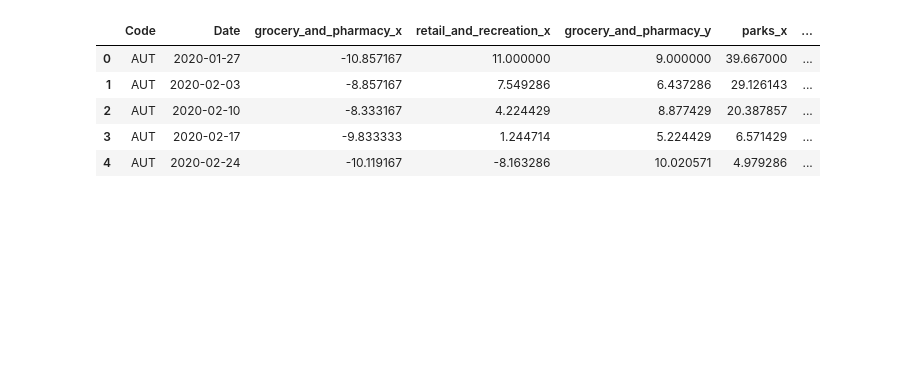
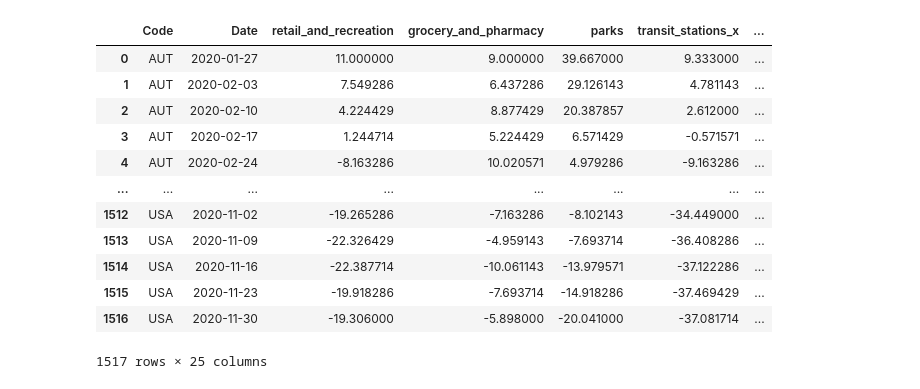
Before and after one commit to lucasbotellaroca/Data_Science_Challenge, a Jupyter notebook: data-cleaning.ipynb, the cells around one changed output. Drawn from its saved outputs; the diff is of its cells as text; code cells hidden in the pictures; blank space fills up the shorter version.

```diff
--- a/data-cleaning.ipynb
+++ b/data-cleaning.ipynb
@@ -158,9 +2,0 @@ df_merge_final = pd.merge(df_merge, df_mortality, on=["Code", "Date"])
-# %%
-df_merge_final.head()
-# %% [output]
-|  | Code | Date | grocery_and_pharmacy_x | retail_and_recreation_x | grocery_and_pharmacy_y | parks_x | ... |
-| 0 | AUT | 2020-01-27 | -10.857167 | 11.000000 | 9.000000 | 39.667000 | ... |
-| 1 | AUT | 2020-02-03 | -8.857167 | 7.549286 | 6.437286 | 29.126143 | ... |
-| 2 | AUT | 2020-02-10 | -8.333167 | 4.224429 | 8.877429 | 20.387857 | ... |
-| 3 | AUT | 2020-02-17 | -9.833333 | 1.244714 | 5.224429 | 6.571429 | ... |
-| 4 | AUT | 2020-02-24 | -10.119167 | -8.163286 | 10.020571 | 4.979286 | ... |
@@ -179,4 +3,41 @@ y=df_merge_final[['Excess mortality P-scores, ages 85+']]
-# %%
-pd.set_option('display.max_rows', 500)
-pd.set_option('display.max_columns', 500)
-pd.set_option('display.width', 1000)
+# %%
+import glob
+
+files = []
+
+#Loop through all policie restriction dataframes and merge, by 3 week intervals. Merge on keys: Code (country) and Date (3 week)
+for filepath in glob.iglob('data/policies/*.csv'):
+
+    files.append(filepath)
+
+for i in range(len(files)):
+
+    if(i==0):
+
+        df_policies = pd.read_csv(files[i])
+        df_policies['Date'] = pd.to_datetime(df_policies['Date']) - pd.to_timedelta(21, unit='d')
+        df_policies = df_policies.groupby(['Code', pd.Grouper(key='Date', freq='W-MON')]).mean().reset_index()
+
+    else:
+        df_aux = pd.read_csv(files[i])
+        df_aux['Date'] = pd.to_datetime(df_aux['Date']) - pd.to_timedelta(21, unit='d')
+        df_aux = df_aux.groupby(['Code', pd.Grouper(key='Date', freq='W-MON')]).mean().reset_index()
+
+
+        df_policies=pd.merge(df_policies, df_aux, on=["Code", "Date"])
+# %%
+df_policies
+# %% [output]
+|  | Code | Date | retail_and_recreation | grocery_and_pharmacy | parks | transit_stations_x | ... |
+| 0 | AUT | 2020-01-27 | 11.000000 | 9.000000 | 39.667000 | 9.333000 | ... |
+| 1 | AUT | 2020-02-03 | 7.549286 | 6.437286 | 29.126143 | 4.781143 | ... |
+| 2 | AUT | 2020-02-10 | 4.224429 | 8.877429 | 20.387857 | 2.612000 | ... |
+| 3 | AUT | 2020-02-17 | 1.244714 | 5.224429 | 6.571429 | -0.571571 | ... |
+| 4 | AUT | 2020-02-24 | -8.163286 | 10.020571 | 4.979286 | -9.163286 | ... |
+| ... | ... | ... | ... | ... | ... | ... | ... |
+| 1512 | USA | 2020-11-02 | -19.265286 | -7.163286 | -8.102143 | -34.449000 | ... |
+| 1513 | USA | 2020-11-09 | -22.326429 | -4.959143 | -7.693714 | -36.408286 | ... |
+| 1514 | USA | 2020-11-16 | -22.387714 | -10.061143 | -13.979571 | -37.122286 | ... |
+| 1515 | USA | 2020-11-23 | -19.918286 | -7.693714 | -14.918286 | -37.469429 | ... |
+| 1516 | USA | 2020-11-30 | -19.306000 | -5.898000 | -20.041000 | -37.081714 | ... |
+1517 rows × 25 columns
```
Also changed, not shown: parts of 48 cells of this notebook.
